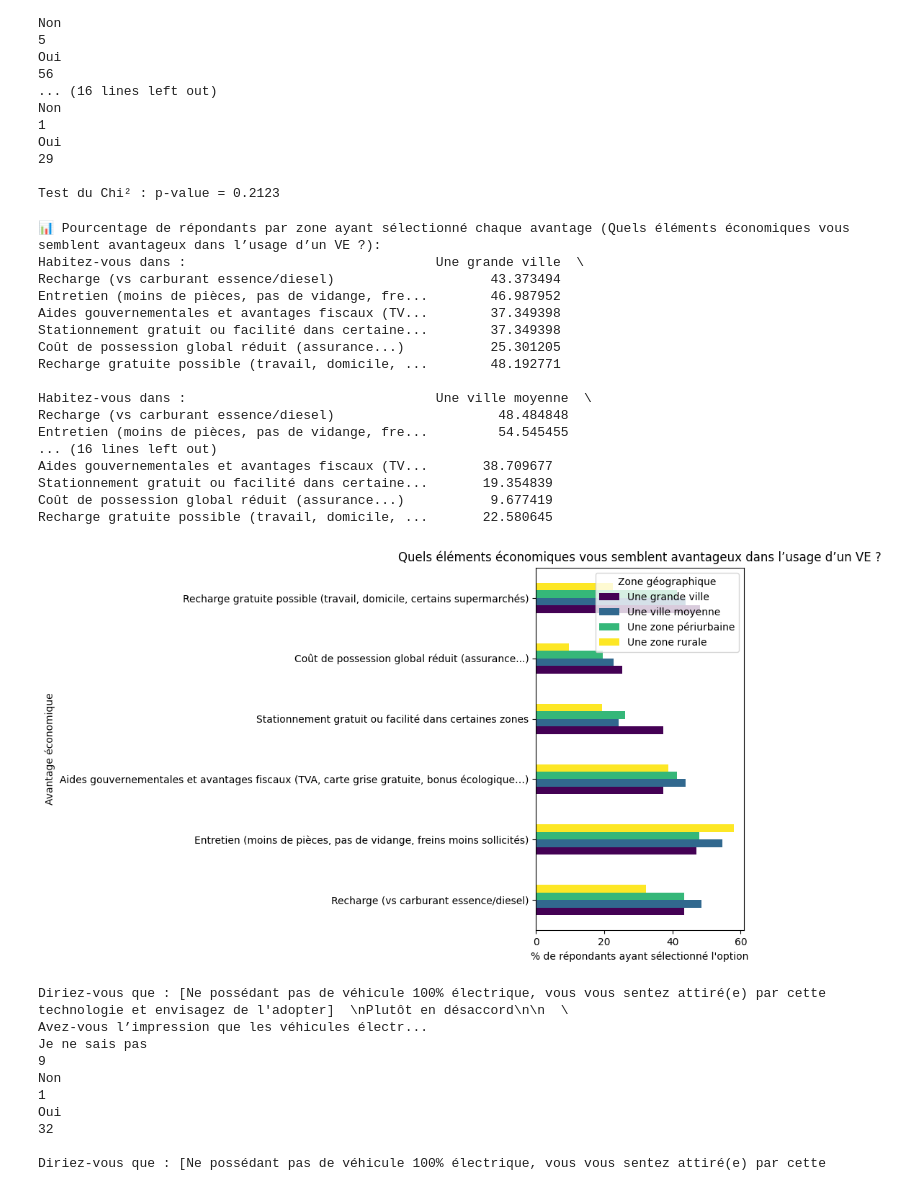
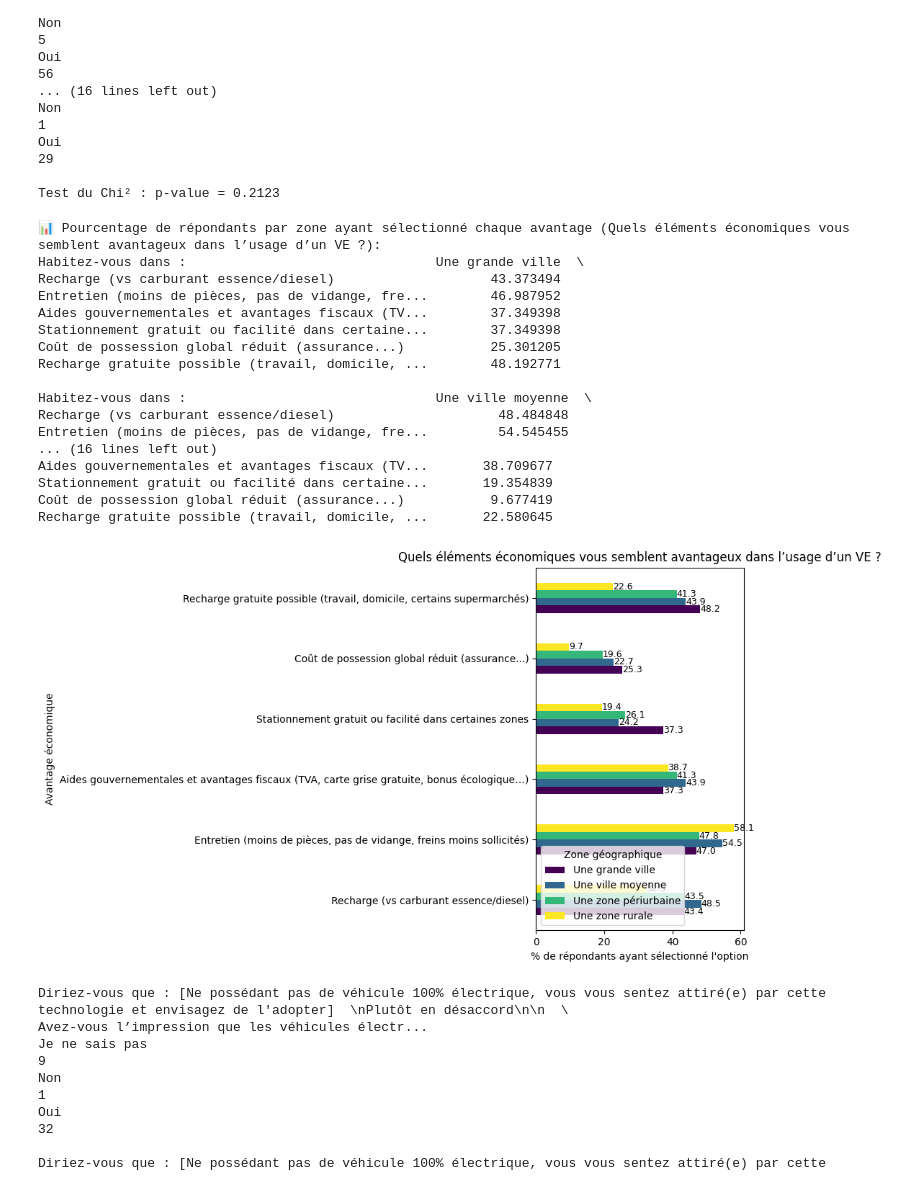
Before and after one commit to Man-G0/EvThesis, a Jupyter notebook: Thesis Analysis.ipynb, the cells around one changed output. Cells and saved outputs as stored; diff of their text form; code cells hidden in the pictures.

```diff
--- a/Thesis Analysis.ipynb
+++ b/Thesis Analysis.ipynb
@@ -183,35 +229,40 @@ print(f"📊 Pourcentage de répondants par zone ayant sélectionné chaque avan
 grouped_percent_labeled = grouped_percent.copy()
 grouped_percent_labeled.index = labels
 print(grouped_percent_labeled.round(1))
 
 # Graphique
-grouped_percent.plot(kind='barh', figsize=(10, 6), colormap='viridis')
+ax = grouped_percent.plot(kind='barh', figsize=(10, 6), colormap='viridis')
 plt.title(title)
 plt.xlabel("% de répondants ayant sélectionné l'option")
 plt.ylabel("Avantage économique")
 plt.yticks(ticks=range(len(labels)), labels=labels)
 plt.legend(title="Zone géographique")
 plt.tight_layout()
+
+# Ajout des valeurs sur chaque barre
+for container in ax.containers:
+    ax.bar_label(container, fmt='%.1f', label_type='edge', fontsize=9)
+
 plt.show()
 # %% [output]
 📊 Pourcentage de répondants par zone ayant sélectionné chaque avantage (Quels éléments économiques vous semblent avantageux dans l’usage d’un VE ?):
 Habitez-vous dans :                                Une grande ville  \
 Recharge (vs carburant essence/diesel)                    43.373494
 Entretien (moins de pièces, pas de vidange, fre...        46.987952
 Aides gouvernementales et avantages fiscaux (TV...        37.349398
 Stationnement gratuit ou facilité dans certaine...        37.349398
 Coût de possession global réduit (assurance...)           25.301205
 Recharge gratuite possible (travail, domicile, ...        48.192771
 
 Habitez-vous dans :                                Une ville moyenne  \
 Recharge (vs carburant essence/diesel)                     48.484848
 Entretien (moins de pièces, pas de vidange, fre...         54.545455
 ... (16 lines left out)
 Aides gouvernementales et avantages fiscaux (TV...       38.709677
 Stationnement gratuit ou facilité dans certaine...       19.354839
 Coût de possession global réduit (assurance...)           9.677419
 Recharge gratuite possible (travail, domicile, ...       22.580645
-[figure, old version]
+[figure, new version]
 # %%
 # Tableau croisé
 crosstab = pd.crosstab(
```
Also changed, not shown: parts of 31 cells of this notebook, 1 other file.
